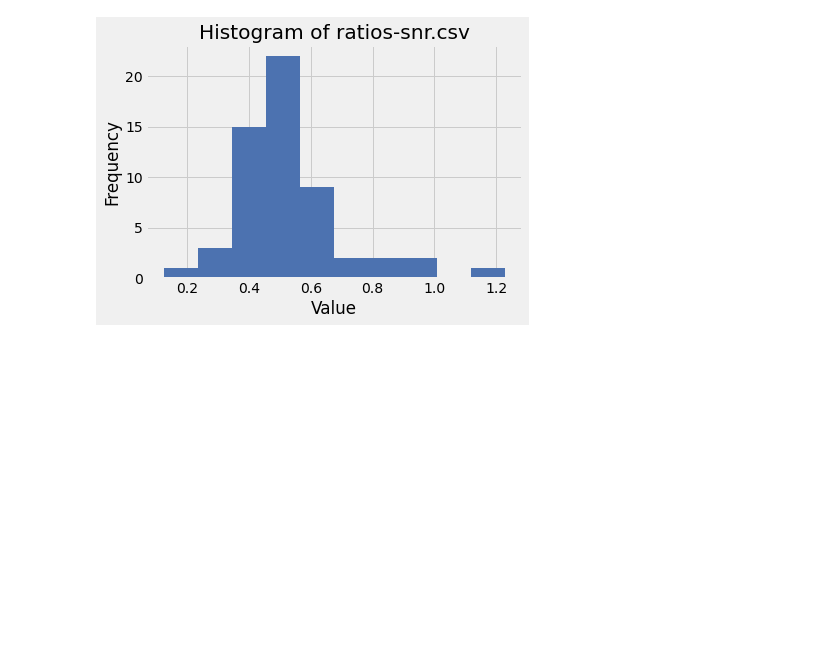
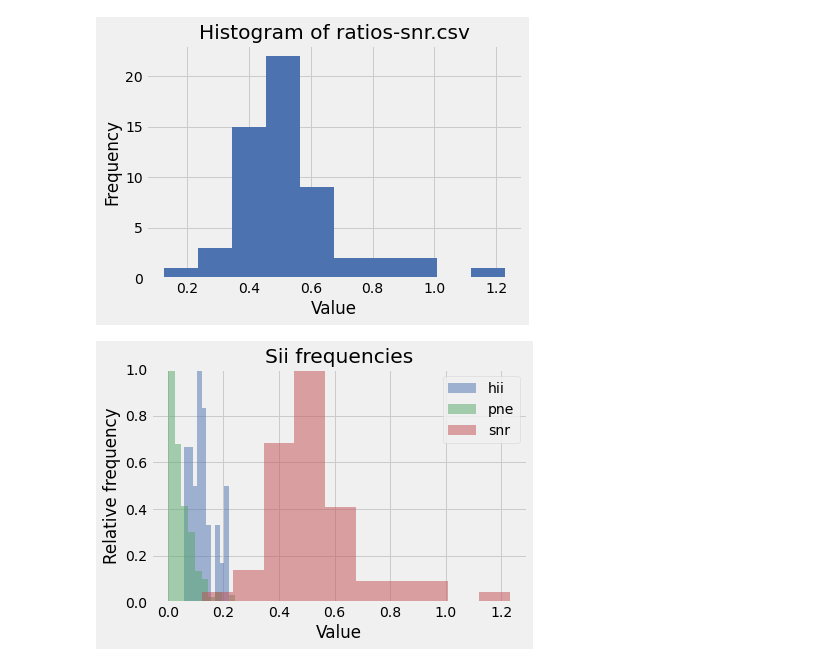
Before and after one commit to F7East/capstone-notes, a Jupyter notebook: sii historgram.ipynb, the cells around one changed output. Drawn from its saved outputs; the diff is of its cells as text; code cells hidden in the pictures; blank space fills up the shorter version.

```diff
--- a/sii historgram.ipynb
+++ b/sii historgram.ipynb
@@ -38,3 +38,29 @@ for i in dataframes[1:]:
 [figure]
 [figure]
 [figure]
+# %%
+for i in dataframes[1:]:
+#     try:
+    df = i[0]
+    # Create a histogram of the values in col2 that are floats
+    df[df.columns[1]] = pd.to_numeric(df[df.columns[1]], errors='coerce')
+    df = df[df[df.columns[1]].notnull()]
+    data = np.array(df[df.columns[1]])
+#     df[df.columns[1]].apply(lambda x: x/max(df[df.columns[1]])).plot(kind='hist', bins=10)
+    name = i[1].replace('ratios-','').replace('.csv','')
+    x, bins, p=plt.hist(data, label = name, alpha = 0.5)
+    height = max([item.get_height() for item in p])
+    for item in p:
+        item.set_height(item.get_height()/height)
+    plt.xlabel('Value')
+    plt.ylabel('Relative frequency')
+    plt.ylim(0,1)
+
+    # Show the plot
+#     except:
+#         pass
+plt.title('Sii frequencies')
+plt.legend()
+plt.show()
+# %% [output]
+[figure, added]
```
